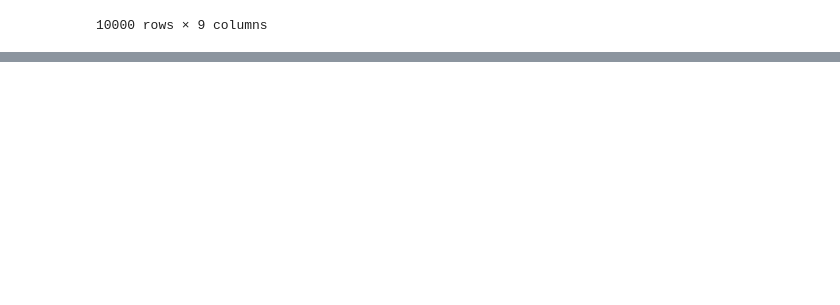
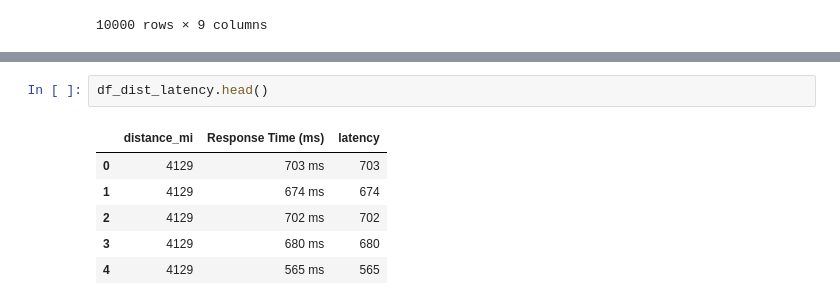
Before and after one commit to ericmelz/pingdom-parser, a Jupyter notebook: jupyter/Pingdom Parser Playground.ipynb, the cells around one changed output, grey strips where cells are left out. Drawn from its saved outputs; the diff is of its cells as text; blank space fills up the shorter version.

```diff
--- a/jupyter/Pingdom Parser Playground.ipynb
+++ b/jupyter/Pingdom Parser Playground.ipynb
@@ -141,0 +154,9 @@ df_merged
+# %%
+df_dist_latency.head()
+# %% [output]
+|  | distance_mi | Response Time (ms) | latency |
+| 0 | 4129 | 703 ms | 703 |
+| 1 | 4129 | 674 ms | 674 |
+| 2 | 4129 | 702 ms | 702 |
+| 3 | 4129 | 680 ms | 680 |
+| 4 | 4129 | 565 ms | 565 |
```
Also changed, not shown: parts of 7 cells of this notebook.
